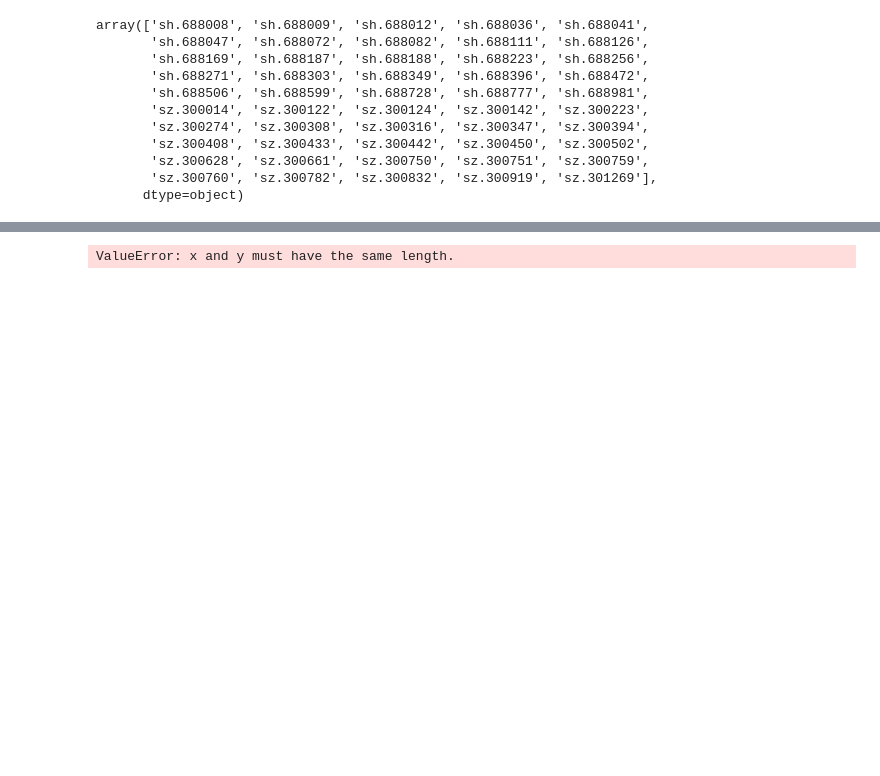
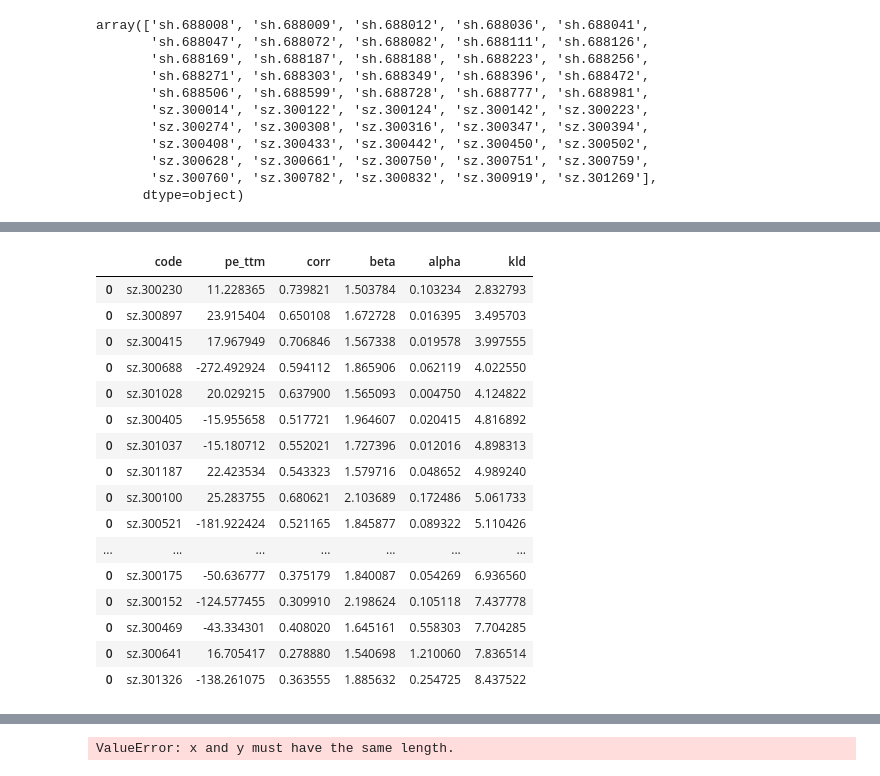
Before and after one commit to lostlau/quant_research, a Jupyter notebook: get_pe.ipynb, the cells around one changed output, grey strips where cells are left out. Cells and saved outputs as stored; diff of their text form; code cells hidden in the pictures; blank space fills up the shorter version.

```diff
--- a/get_pe.ipynb
+++ b/get_pe.ipynb
@@ -136,0 +238,20 @@ array([[1.        , 0.90441788, 0.88081227],
+# %%
+df_res[['code','pe_ttm','corr','beta','alpha','kld']].query("pe_ttm<30 and beta>1.5 and alpha>0 and kld!=9999").sort_values('kld')
+# %% [output]
+|  | code | pe_ttm | corr | beta | alpha | kld |
+| 0 | sz.300230 | 11.228365 | 0.739821 | 1.503784 | 0.103234 | 2.832793 |
+| 0 | sz.300897 | 23.915404 | 0.650108 | 1.672728 | 0.016395 | 3.495703 |
+| 0 | sz.300415 | 17.967949 | 0.706846 | 1.567338 | 0.019578 | 3.997555 |
+| 0 | sz.300688 | -272.492924 | 0.594112 | 1.865906 | 0.062119 | 4.022550 |
+| 0 | sz.301028 | 20.029215 | 0.637900 | 1.565093 | 0.004750 | 4.124822 |
+| 0 | sz.300405 | -15.955658 | 0.517721 | 1.964607 | 0.020415 | 4.816892 |
+| 0 | sz.301037 | -15.180712 | 0.552021 | 1.727396 | 0.012016 | 4.898313 |
+| 0 | sz.301187 | 22.423534 | 0.543323 | 1.579716 | 0.048652 | 4.989240 |
+| 0 | sz.300100 | 25.283755 | 0.680621 | 2.103689 | 0.172486 | 5.061733 |
+| 0 | sz.300521 | -181.922424 | 0.521165 | 1.845877 | 0.089322 | 5.110426 |
+| ... | ... | ... | ... | ... | ... | ... |
+| 0 | sz.300175 | -50.636777 | 0.375179 | 1.840087 | 0.054269 | 6.936560 |
+| 0 | sz.300152 | -124.577455 | 0.309910 | 2.198624 | 0.105118 | 7.437778 |
+| 0 | sz.300469 | -43.334301 | 0.408020 | 1.645161 | 0.558303 | 7.704285 |
+| 0 | sz.300641 | 16.705417 | 0.278880 | 1.540698 | 1.210060 | 7.836514 |
+| 0 | sz.301326 | -138.261075 | 0.363555 | 1.885632 | 0.254725 | 8.437522 |
```
Also changed, not shown: parts of 8 cells of this notebook.
